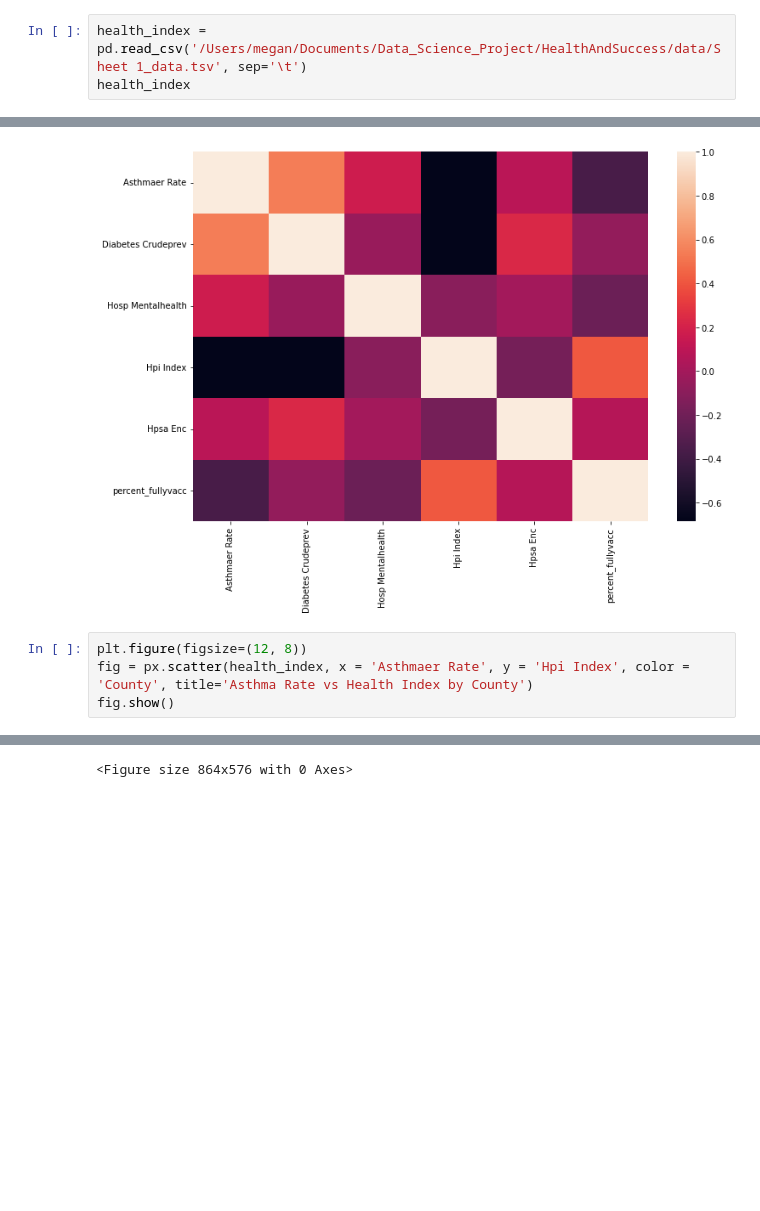
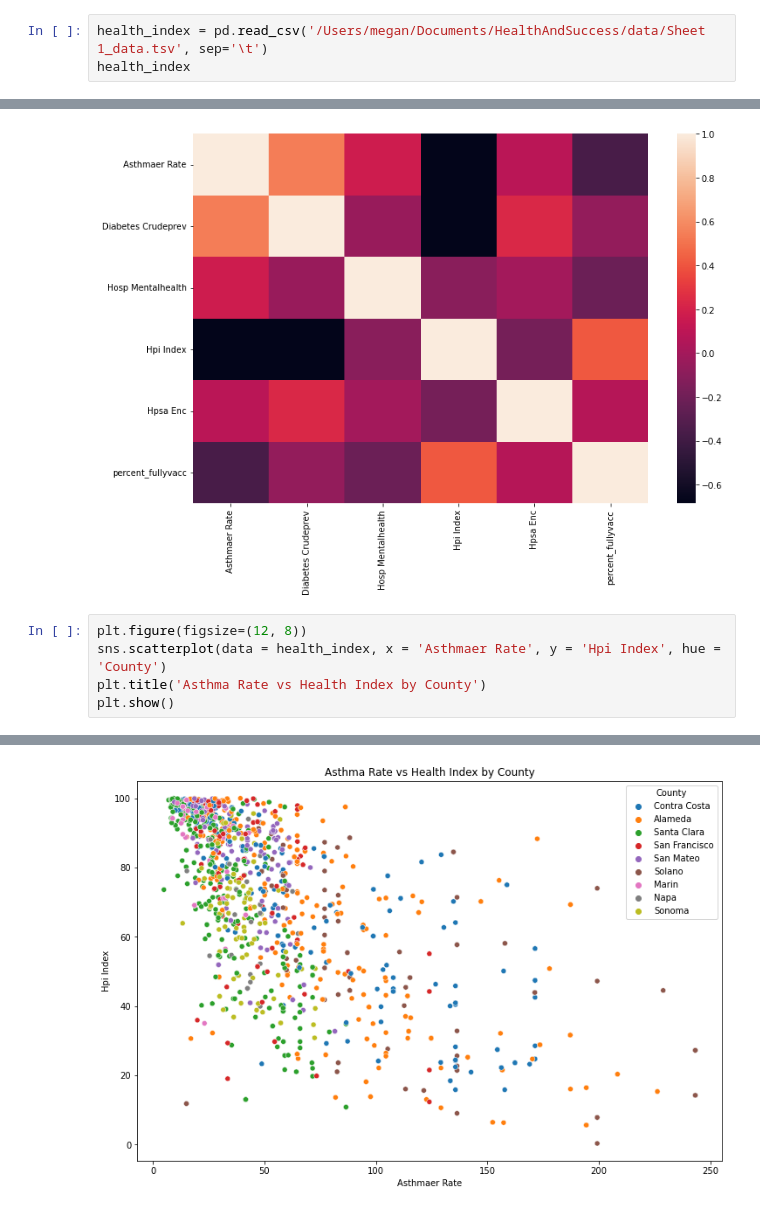
Before and after one commit to meganajoseph/HealthAndSuccess, a Jupyter notebook: Health_and_Academic_Success.ipynb, the cells around one changed output, grey strips where cells are left out. Cells and saved outputs as stored; diff of their text form; blank space fills up the shorter version.

```diff
--- a/Health_and_Academic_Success.ipynb
+++ b/Health_and_Academic_Success.ipynb
@@ -32,7 +32,7 @@ fit_students
 # %% [markdown]
 Health index of schools in California. Includes data on various different aspects. I chose this data file because it gives many different indicators for health.
 # %%
-health_index = pd.read_csv('/Users/megan/Documents/Data_Science_Project/HealthAndSuccess/data/Sheet 1_data.tsv', sep='\t')
+health_index = pd.read_csv('/Users/megan/Documents/HealthAndSuccess/data/Sheet 1_data.tsv', sep='\t')
 health_index
 # %% [output]
 |  | Latitude | Longitude | Totalenrollment | Asthmaer Rate | Bipoc Over90 | Ca Av Asthmaer Rate | ... |
@@ -432,6 +435,7 @@ plt.show()
 [figure]
 # %%
 plt.figure(figsize=(12, 8))
-fig = px.scatter(health_index, x = 'Asthmaer Rate', y = 'Hpi Index', color = 'County', title='Asthma Rate vs Health Index by County')
-fig.show()
+sns.scatterplot(data = health_index, x = 'Asthmaer Rate', y = 'Hpi Index', hue = 'County')
+plt.title('Asthma Rate vs Health Index by County')
+plt.show()
 # %% [output]
@@ -439,3 +442,3 @@ fig.show()
-<Figure size 864x576 with 0 Axes>
+[figure, added]
 # %%
 plt.figure(figsize=(12, 8))
```
Also changed, not shown: parts of 16 cells of this notebook.
